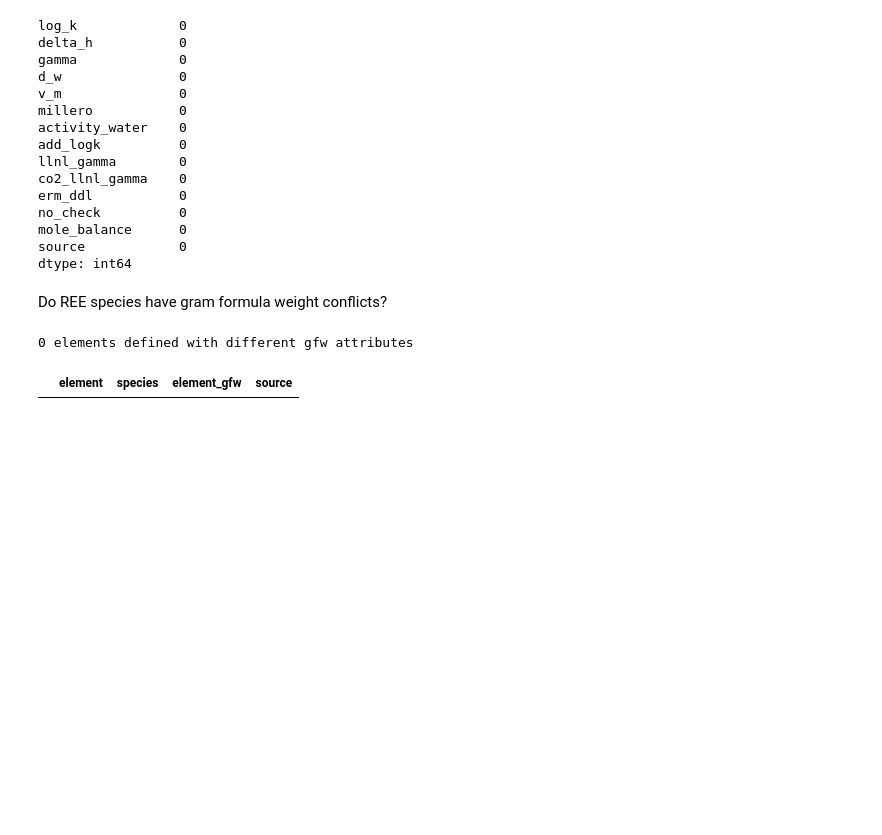
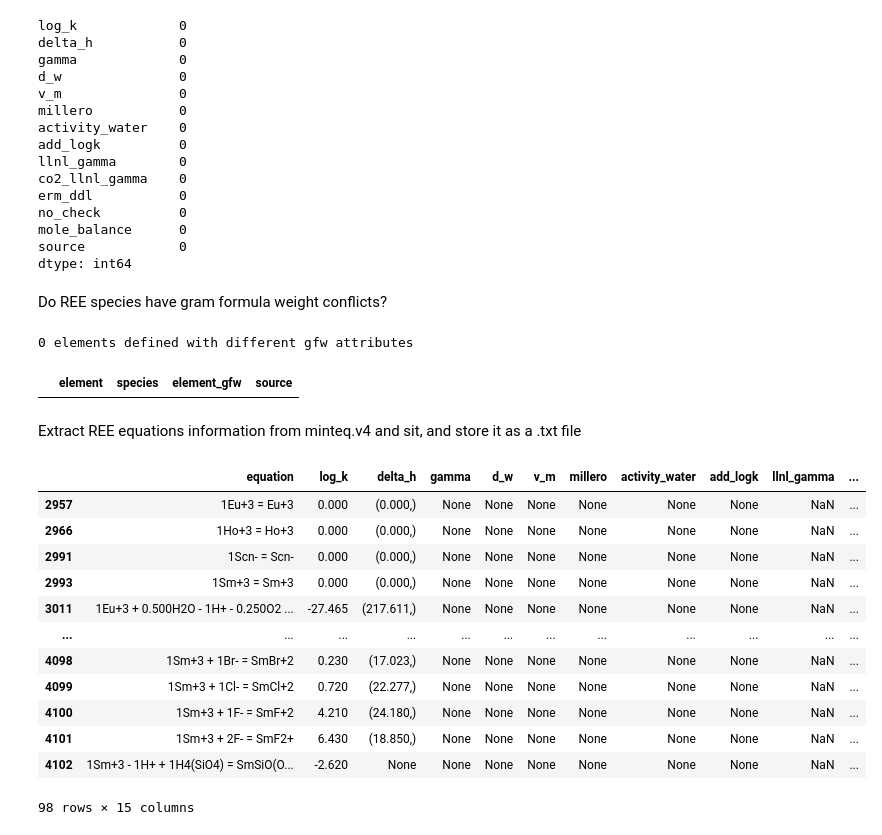
Before and after one commit to doyeon-uni/UROP2025, a Jupyter notebook: DoyeonCodes.ipynb, the cells around one changed output. Saved outputs shown, nothing was run; the diff lists cells and outputs as text; code cells hidden in the pictures; blank space fills up the shorter version.

```diff
--- a/DoyeonCodes.ipynb
+++ b/DoyeonCodes.ipynb
@@ -134,3 +134,23 @@ gfw_dups_df.head()
 # %% [output]
 0 elements defined with different gfw attributes
 |  | element | species | element_gfw | source |
+# %% [markdown]
+Extract REE equations information from minteq.v4 and sit, and store it as a .txt file
+# %%
+extract_reespecies = solution_reespecies[solution_reespecies['source'].str.contains('sit.dat' or 'minteq.v4.dat', na=False)]
+display(extract_reespecies)
+extract_reespecies.to_csv('REE_equationstopaste.txt', sep='\t', index=True)
+# %% [output]
+|  | equation | log_k | delta_h | gamma | d_w | v_m | millero | activity_water | add_logk | llnl_gamma | ... |
+| 2957 | 1Eu+3 = Eu+3 | 0.000 | (0.000,) | None | None | None | None | None | None | NaN | ... |
+| 2966 | 1Ho+3 = Ho+3 | 0.000 | (0.000,) | None | None | None | None | None | None | NaN | ... |
+| 2991 | 1Scn- = Scn- | 0.000 | (0.000,) | None | None | None | None | None | None | NaN | ... |
+| 2993 | 1Sm+3 = Sm+3 | 0.000 | (0.000,) | None | None | None | None | None | None | NaN | ... |
+| 3011 | 1Eu+3 + 0.500H2O - 1H+ - 0.250O2 ... | -27.465 | (217.611,) | None | None | None | None | None | None | NaN | ... |
+| ... | ... | ... | ... | ... | ... | ... | ... | ... | ... | ... | ... |
+| 4098 | 1Sm+3 + 1Br- = SmBr+2 | 0.230 | (17.023,) | None | None | None | None | None | None | NaN | ... |
+| 4099 | 1Sm+3 + 1Cl- = SmCl+2 | 0.720 | (22.277,) | None | None | None | None | None | None | NaN | ... |
+| 4100 | 1Sm+3 + 1F- = SmF+2 | 4.210 | (24.180,) | None | None | None | None | None | None | NaN | ... |
+| 4101 | 1Sm+3 + 2F- = SmF2+ | 6.430 | (18.850,) | None | None | None | None | None | None | NaN | ... |
+| 4102 | 1Sm+3 - 1H+ + 1H4(SiO4) = SmSiO(O... | -2.620 | None | None | None | None | None | None | None | NaN | ... |
+98 rows × 15 columns
```
Also changed, not shown: parts of 2 cells of this notebook, 1 other file.
